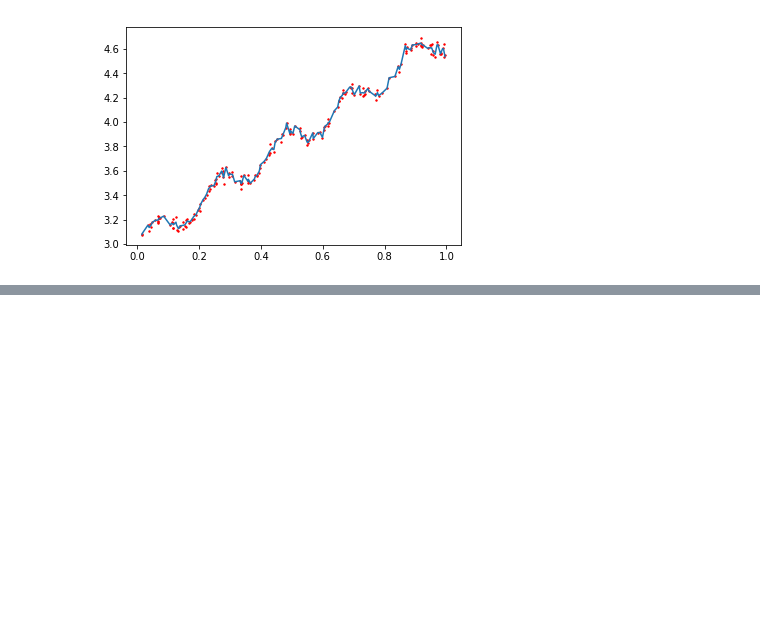
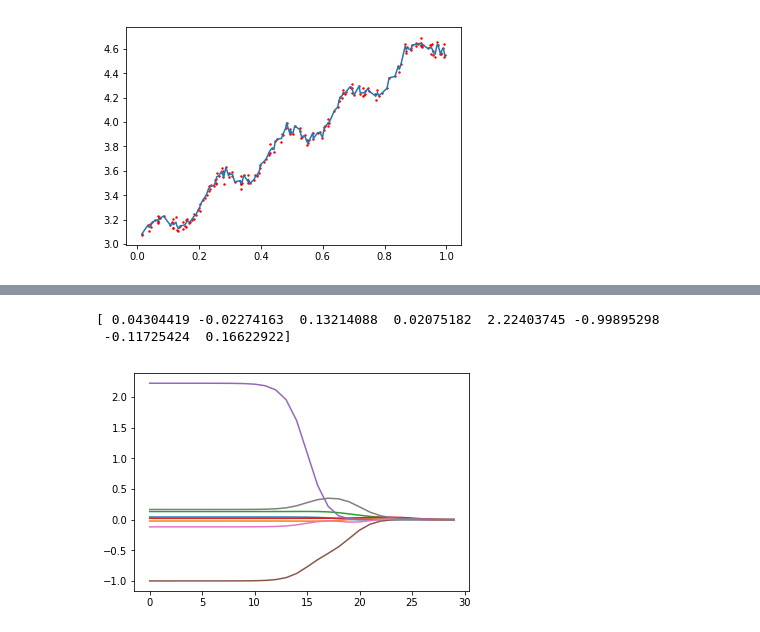
Before and after one commit to tengsun/analytics-python-ml, a Jupyter notebook: regression/regression.ipynb, the cells around one changed output, grey strips where cells are left out. Saved outputs shown, nothing was run; the diff lists cells and outputs as text; code cells hidden in the pictures; blank space fills up the shorter version.

Commit message:
add regression testing note

```diff
--- a/regression/regression.ipynb
+++ b/regression/regression.ipynb
@@ -135,8 +168,4 @@ lwlrPlot(0.003)
 # %%
-# calculate the diff between actual and forecast data
-def rssError(yArr, yHatArr):
-    return ((yArr - yHatArr) ** 2).sum()
-
 # ridge regression, when n > m (features > sample size)
 def ridgeRegression(xMat, yMat, lam = 0.2):
     xTx = xMat.T * xMat
@@ -148,66 +177,38 @@ def ridgeRegression(xMat, yMat, lam = 0.2):
     ws = denom.I * (xMat.T * yMat)
     return ws
 
 def ridgeTest(xArr, yArr):
     xMat = np.mat(xArr)
     yMat = np.mat(yArr).T
 
     yMean = np.mean(yMat, 0)
     yMat = yMat - yMean
 
     xMeans = np.mean(xMat, 0)
     xVar = np.var(xMat, 0)
     # standardize the xMat values
     xMat = (xMat - xMeans) / xVar
+
+    # testing using 30 different lambda
     numTestPts = 30
-
     wMat = np.zeros((numTestPts, np.shape(xMat)[1]))
     for i in range(numTestPts):
         ws = ridgeRegression(xMat, yMat, np.exp(i - 10))
         wMat[i, :] = ws.T
     return wMat
 
 def ridgePlot():
     abX, abY = loadDataSet('data/abalone.txt')
     ridgeWeights = ridgeTest(abX, abY)
+    print ridgeWeights[0]
 
     fig = plt.figure()
     ax = fig.add_subplot(111)
     ax.plot(ridgeWeights)
     plt.show()
 
-def stageWise(xArr, yArr, eps = 0.01, numIt = 100):
-    xMat = np.mat(xArr)
-    yMat = np.mat(yArr).T
-
-    yMean = np.mean(yMat, 0)
-    yMat = yMat - yMean
-
-    xMeans = np.mean(xMat, 0)
-    xVar = np.var(xMat, 0)
-    # standardize the xMat values
-    xMat = (xMat - xMeans) / xVar
-
-    m, n = np.shape(xMat)
-    returnMat = np.zeros((numIt, n))
-    ws = np.zeros((n, 1))
-    wsTest = ws.copy()
-    wsMax = ws.copy()
-
-    for i in range(numIt):
-        print ws.T
-        lowestError = inf
-
-        for j in range(n):
-            for sign in [-1, 1]:
-                wsTest = ws.copy()
-                wsTest[j] += eps * sign
-                yTest = xMat * wsTest
-                rssE = rssError(yMat.A, yTest.A)
-                if rssE < lowestError:
-                    lowestError = rssE
-                    wsMax = wsTest
-        ws = wsMax.copy()
-        returnMat[i, :] = ws.T
-
-    return returnMat
+ridgePlot()
+# %% [output]
+[ 0.04304419 -0.02274163  0.13214088  0.02075182  2.22403745 -0.99895298
+ -0.11725424  0.16622922]
+[figure, added]
```
Also changed, not shown: parts of 2 cells of this notebook.
